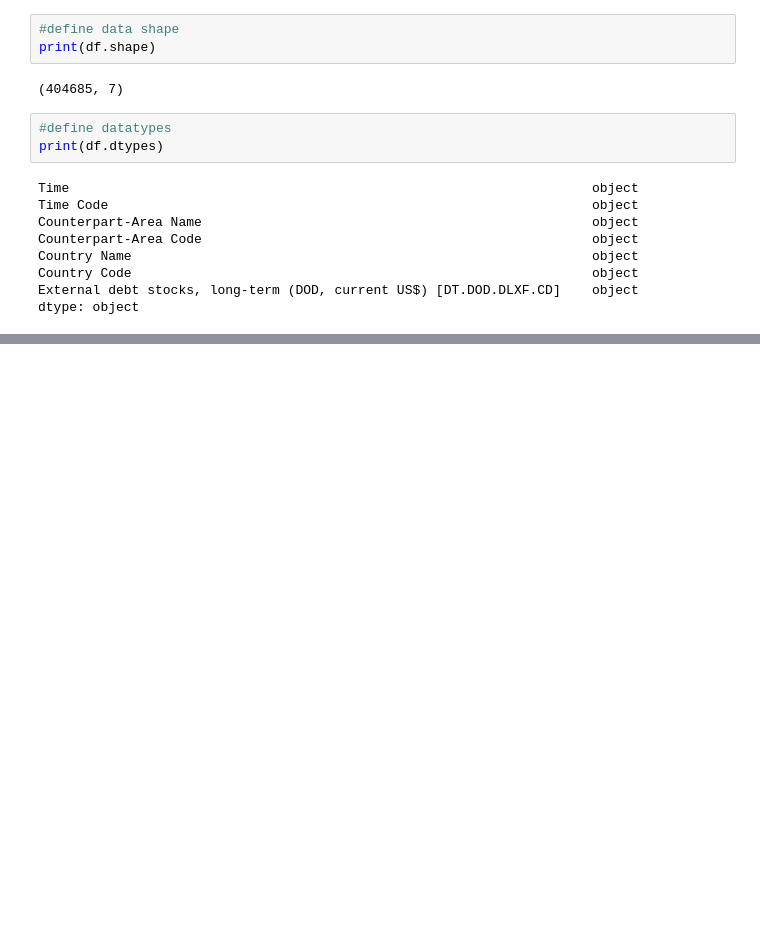
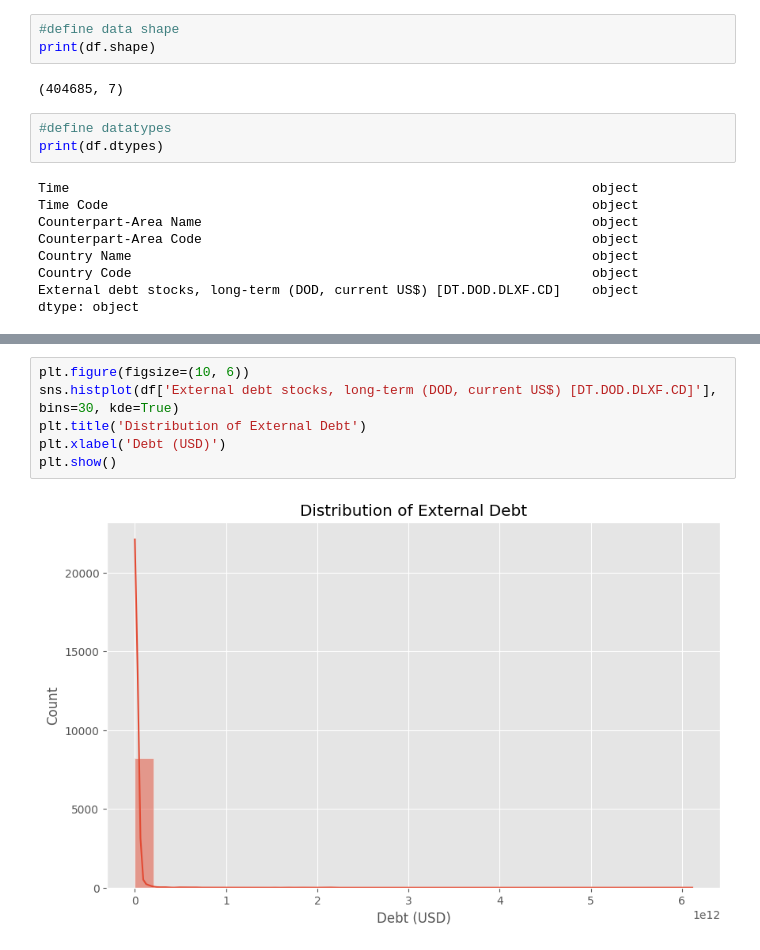
Before and after one commit to Mosime2001/first-project-data-analysis-, a Jupyter notebook: Welcome_To_Colab.ipynb, the cells around one changed output, grey strips where cells are left out. Drawn from its saved outputs; the diff is of its cells as text; blank space fills up the shorter version.

```diff
--- a/Welcome_To_Colab.ipynb
+++ b/Welcome_To_Colab.ipynb
@@ -111,0 +259,8 @@ dtype: object
+# %%
+plt.figure(figsize=(10, 6))
+sns.histplot(df['External debt stocks, long-term (DOD, current US$) [DT.DOD.DLXF.CD]'], bins=30, kde=True)
+plt.title('Distribution of External Debt')
+plt.xlabel('Debt (USD)')
+plt.show()
+# %% [output]
+[figure, added]
```
Also changed, not shown: parts of 11 cells of this notebook.
